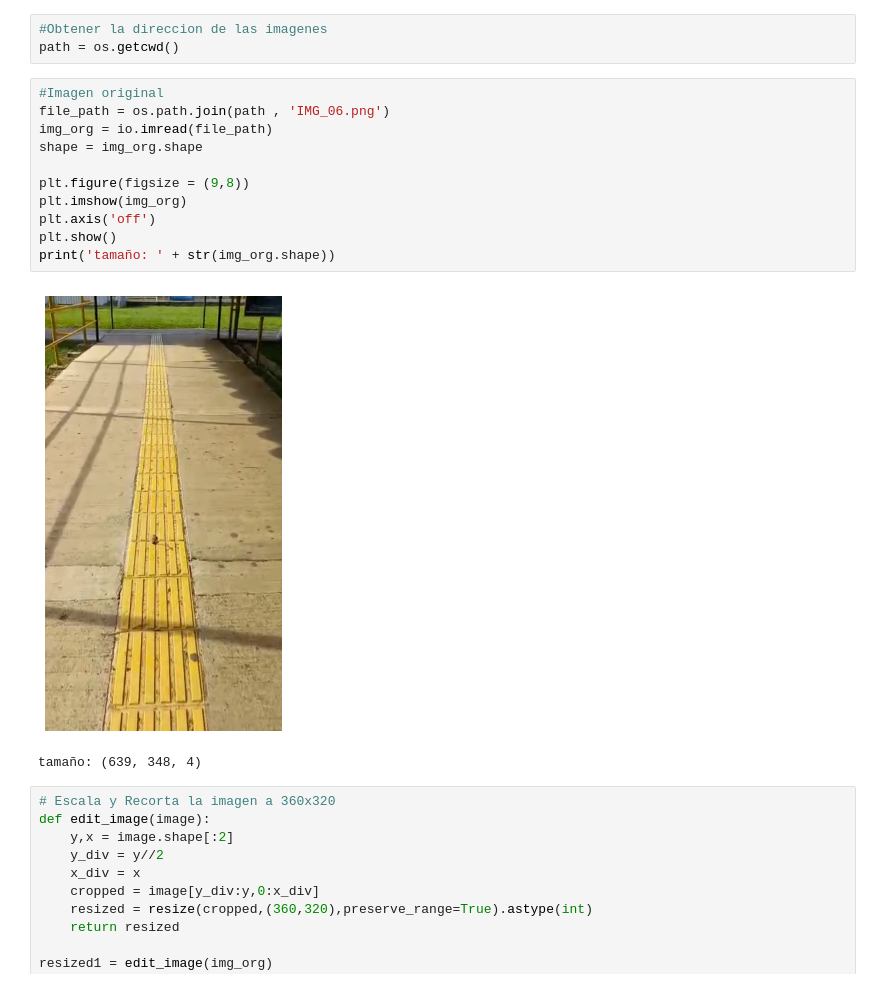
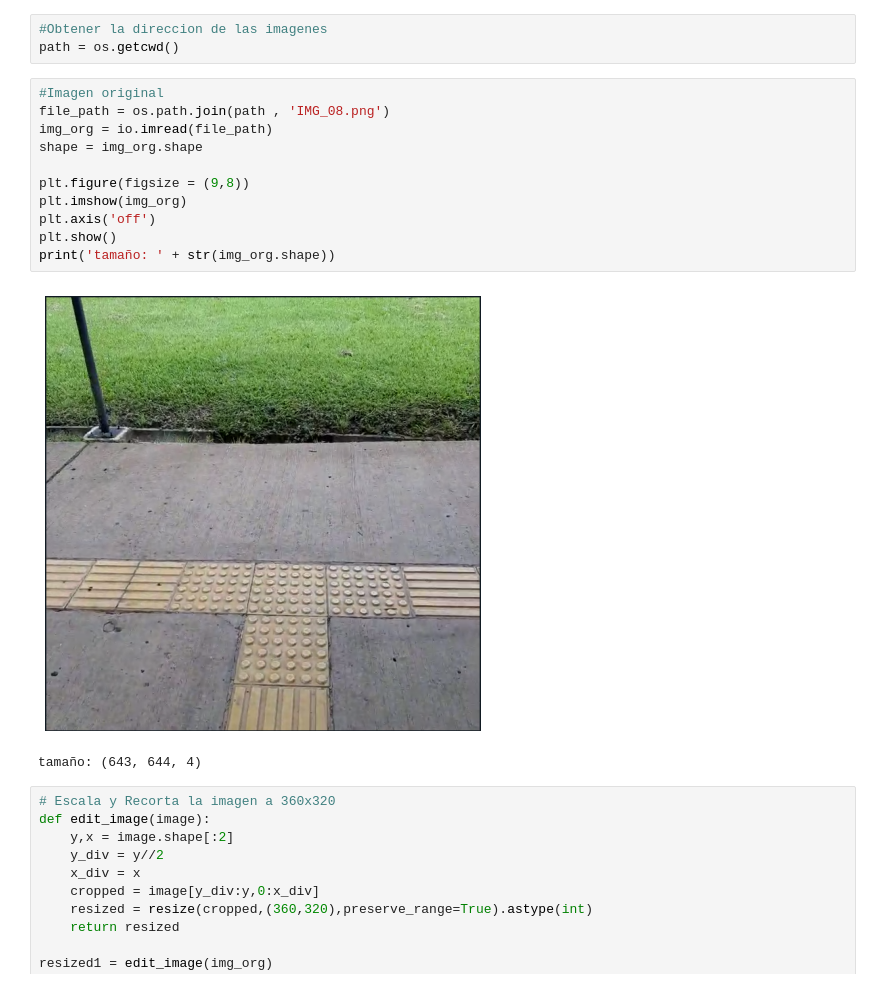
Before and after one commit to ChristopherMoralesA/Proyecto-Final-Vision, a Jupyter notebook: Notebook.ipynb, the cells around one changed output. Cells and saved outputs as stored; diff of their text form.

```diff
--- a/Notebook.ipynb
+++ b/Notebook.ipynb
@@ -29,18 +29,18 @@ import pandas as pd
 path = os.getcwd()
 # %%
 #Imagen original
-file_path = os.path.join(path , 'IMG_06.png')
+file_path = os.path.join(path , 'IMG_08.png')
 img_org = io.imread(file_path)
 shape = img_org.shape
 
 plt.figure(figsize = (9,8))
 plt.imshow(img_org)
 plt.axis('off')
 plt.show()
 print('tamaño: ' + str(img_org.shape))
 # %% [output]
-[figure, old version]
+[figure, new version]
-tamaño: (639, 348, 4)
+tamaño: (643, 644, 4)
 # %%
 # Escala y Recorta la imagen a 360x320
 def edit_image(image):
```
Also changed, not shown: parts of 15 cells of this notebook, 1 other file.
